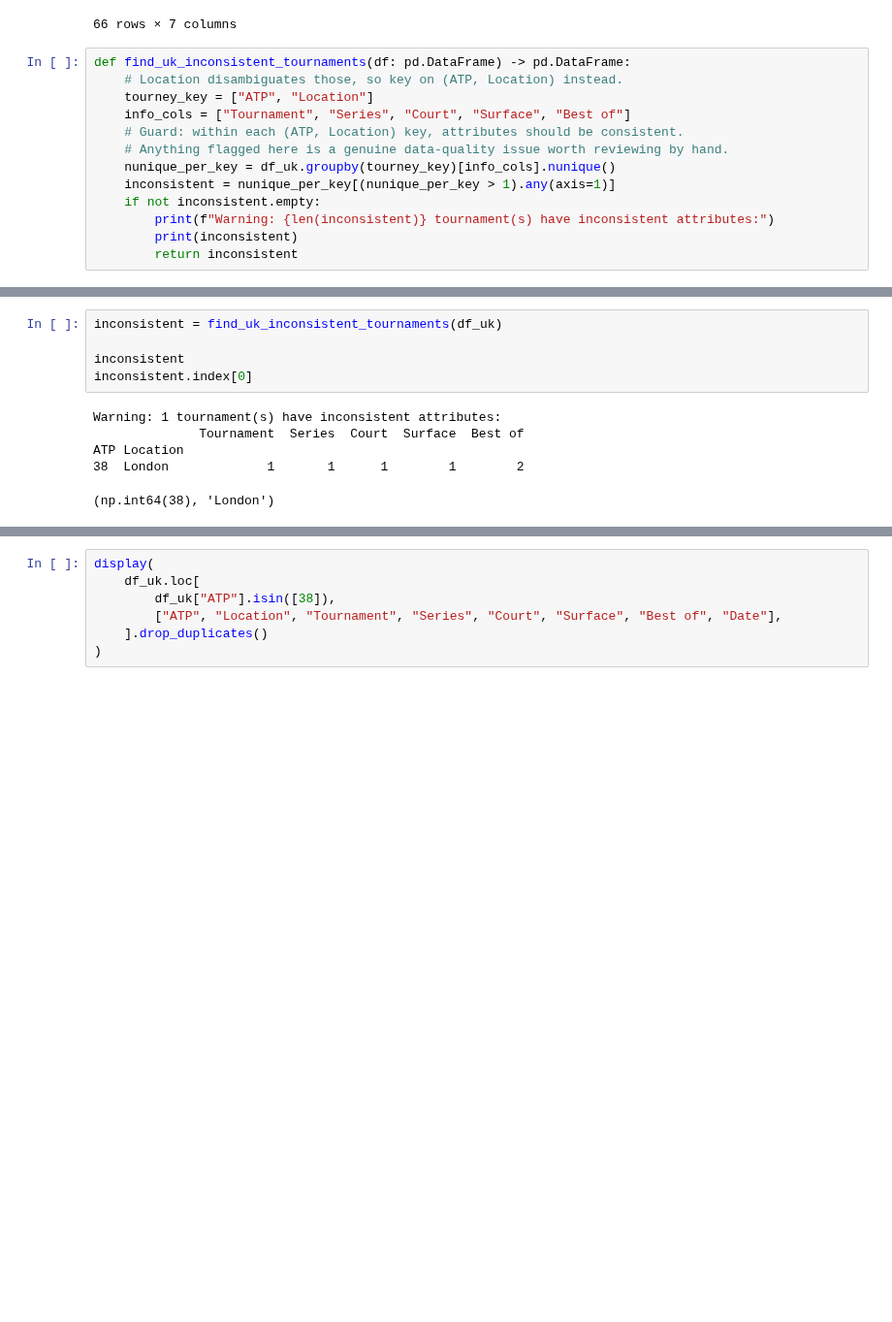
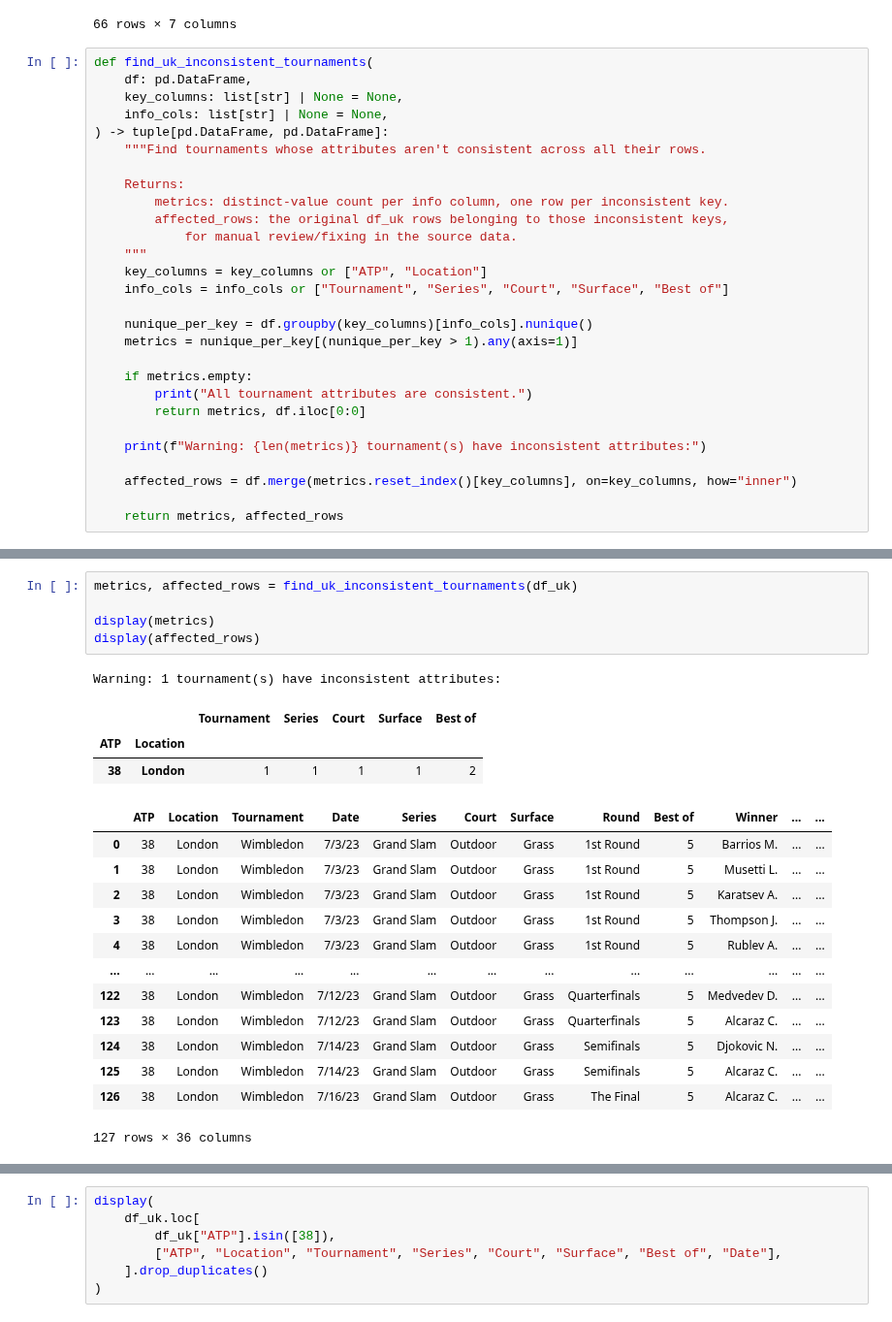
Before and after one commit to nick-benelli/Tennis-Data-Pipeline, a Jupyter notebook: notebooks/data-linking/timl-uk-link-att1.ipynb, the cells around one changed output, grey strips where cells are left out. Shown at 97% size. Saved outputs shown, nothing was run; the diff lists cells and outputs as text; blank space fills up the shorter version.

```diff
--- a/notebooks/data-linking/timl-uk-link-att1.ipynb
+++ b/notebooks/data-linking/timl-uk-link-att1.ipynb
@@ -62,15 +64,30 @@ df_uk[["ATP", "Location", "Tournament", "Series", "Court", "Surface", "Best of"]
 | 2688 | 64 | Turin | Masters Cup | Masters Cup | Indoor | Hard | 3 |
 66 rows × 7 columns
 # %%
-def find_uk_inconsistent_tournaments(df: pd.DataFrame) -> pd.DataFrame:
-    # Location disambiguates those, so key on (ATP, Location) instead.
-    tourney_key = ["ATP", "Location"]
-    info_cols = ["Tournament", "Series", "Court", "Surface", "Best of"]
-    # Guard: within each (ATP, Location) key, attributes should be consistent.
-    # Anything flagged here is a genuine data-quality issue worth reviewing by hand.
-    nunique_per_key = df_uk.groupby(tourney_key)[info_cols].nunique()
-    inconsistent = nunique_per_key[(nunique_per_key > 1).any(axis=1)]
-    if not inconsistent.empty:
-        print(f"Warning: {len(inconsistent)} tournament(s) have inconsistent attributes:")
-        print(inconsistent)
-        return inconsistent
+def find_uk_inconsistent_tournaments(
+    df: pd.DataFrame,
+    key_columns: list[str] | None = None,
+    info_cols: list[str] | None = None,
+) -> tuple[pd.DataFrame, pd.DataFrame]:
+    """Find tournaments whose attributes aren't consistent across all their rows.
+
+    Returns:
+        metrics: distinct-value count per info column, one row per inconsistent key.
+        affected_rows: the original df_uk rows belonging to those inconsistent keys,
+            for manual review/fixing in the source data.
+    """
+    key_columns = key_columns or ["ATP", "Location"]
+    info_cols = info_cols or ["Tournament", "Series", "Court", "Surface", "Best of"]
+
+    nunique_per_key = df.groupby(key_columns)[info_cols].nunique()
+    metrics = nunique_per_key[(nunique_per_key > 1).any(axis=1)]
+
+    if metrics.empty:
+        print("All tournament attributes are consistent.")
+        return metrics, df.iloc[0:0]
+
+    print(f"Warning: {len(metrics)} tournament(s) have inconsistent attributes:")
+
+    affected_rows = df.merge(metrics.reset_index()[key_columns], on=key_columns, how="inner")
+
+    return metrics, affected_rows
@@ -82,11 +154,23 @@ def find_uk_inconsistent_tournaments(df: pd.DataFrame) -> pd.DataFrame:
 # %%
-inconsistent = find_uk_inconsistent_tournaments(df_uk)
+metrics, affected_rows = find_uk_inconsistent_tournaments(df_uk)
 
-inconsistent
-inconsistent.index[0]
+display(metrics)
+display(affected_rows)
 # %% [output]
 Warning: 1 tournament(s) have inconsistent attributes:
-              Tournament  Series  Court  Surface  Best of
-ATP Location
-38  London             1       1      1        1        2
+|  |  | Tournament | Series | Court | Surface | Best of |
+| ATP | Location |  |  |  |  |  |
+| 38 | London | 1 | 1 | 1 | 1 | 2 |
+|  | ATP | Location | Tournament | Date | Series | Court | Surface | Round | Best of | Winner | ... | ... |
+| 0 | 38 | London | Wimbledon | 7/3/23 | Grand Slam | Outdoor | Grass | 1st Round | 5 | Barrios M. | ... | ... |
+| 1 | 38 | London | Wimbledon | 7/3/23 | Grand Slam | Outdoor | Grass | 1st Round | 5 | Musetti L. | ... | ... |
+| 2 | 38 | London | Wimbledon | 7/3/23 | Grand Slam | Outdoor | Grass | 1st Round | 5 | Karatsev A. | ... | ... |
+| 3 | 38 | London | Wimbledon | 7/3/23 | Grand Slam | Outdoor | Grass | 1st Round | 5 | Thompson J. | ... | ... |
+| 4 | 38 | London | Wimbledon | 7/3/23 | Grand Slam | Outdoor | Grass | 1st Round | 5 | Rublev A. | ... | ... |
+| ... | ... | ... | ... | ... | ... | ... | ... | ... | ... | ... | ... | ... |
+| 122 | 38 | London | Wimbledon | 7/12/23 | Grand Slam | Outdoor | Grass | Quarterfinals | 5 | Medvedev D. | ... | ... |
+| 123 | 38 | London | Wimbledon | 7/12/23 | Grand Slam | Outdoor | Grass | Quarterfinals | 5 | Alcaraz C. | ... | ... |
+| 124 | 38 | London | Wimbledon | 7/14/23 | Grand Slam | Outdoor | Grass | Semifinals | 5 | Djokovic N. | ... | ... |
+| 125 | 38 | London | Wimbledon | 7/14/23 | Grand Slam | Outdoor | Grass | Semifinals | 5 | Alcaraz C. | ... | ... |
+| 126 | 38 | London | Wimbledon | 7/16/23 | Grand Slam | Outdoor | Grass | The Final | 5 | Alcaraz C. | ... | ... |
-(np.int64(38), 'London')
+127 rows × 36 columns
```
Also changed, not shown: parts of 8 cells of this notebook, 6 other files.
